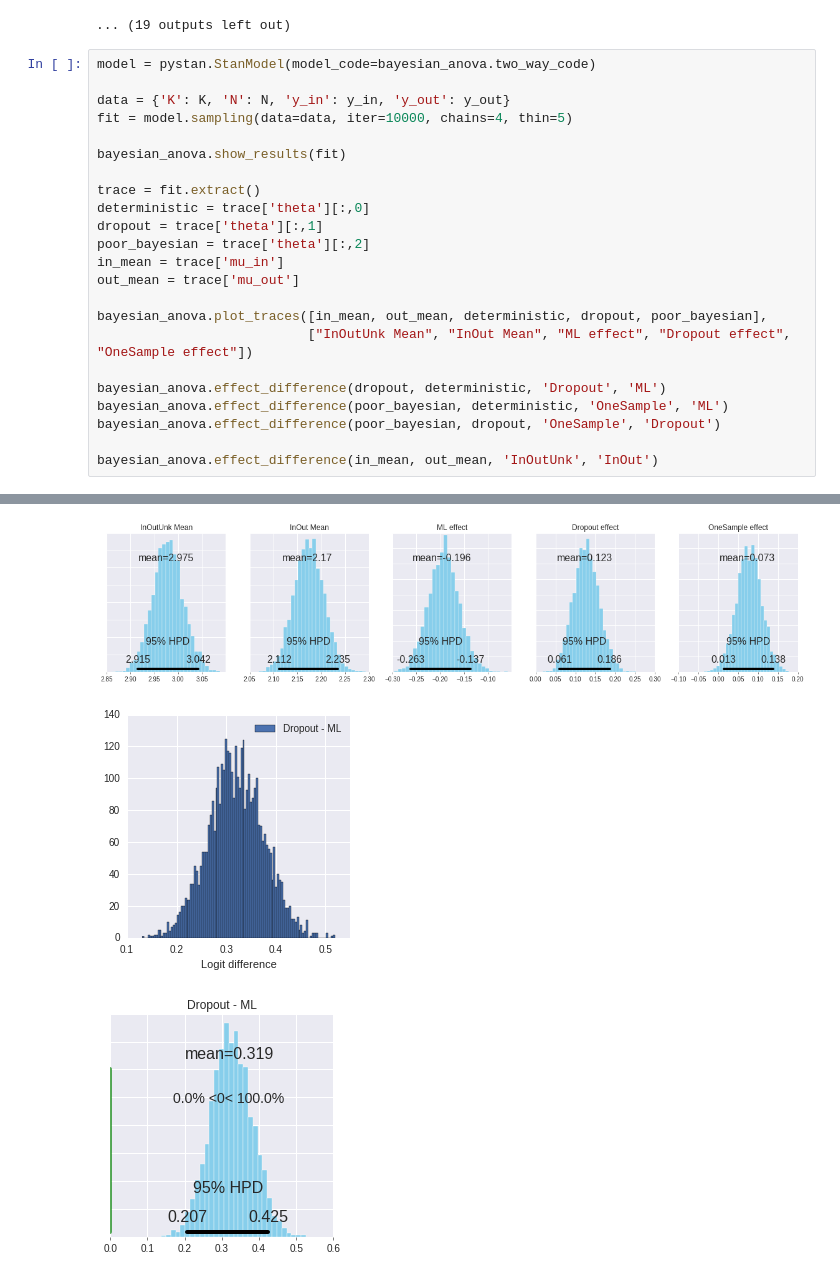
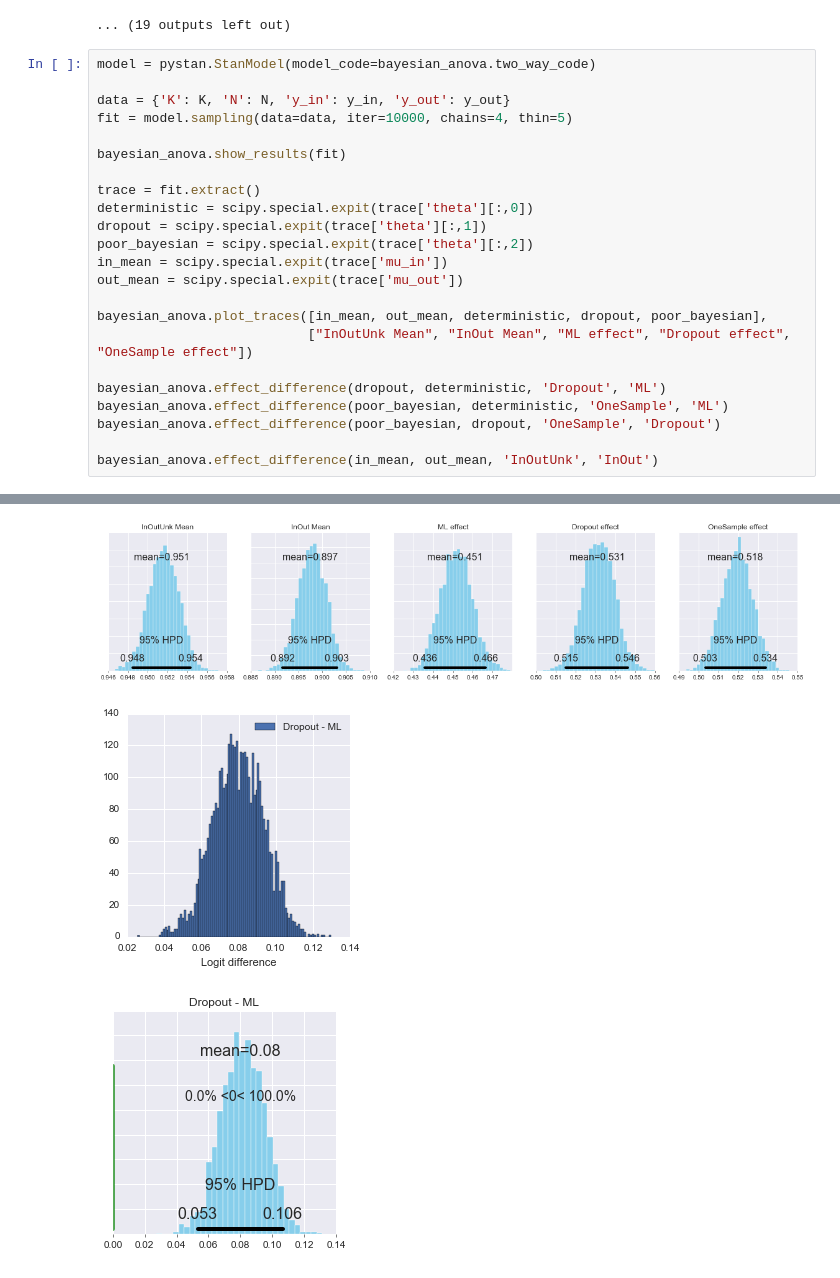
Before and after one commit to ramon-oliveira/deepstats, a Jupyter notebook: mnist_results/join_results_anova.ipynb, the cells around one changed output, grey strips where cells are left out. Drawn from its saved outputs; the diff is of its cells as text.

Commit message:
update dataset plot figures

```diff
--- a/mnist_results/join_results_anova.ipynb
+++ b/mnist_results/join_results_anova.ipynb
@@ -161,11 +161,11 @@ fit = model.sampling(data=data, iter=10000, chains=4, thin=5)
 bayesian_anova.show_results(fit)
 
 trace = fit.extract()
-deterministic = trace['theta'][:,0]
-dropout = trace['theta'][:,1]
-poor_bayesian = trace['theta'][:,2]
-in_mean = trace['mu_in']
-out_mean = trace['mu_out']
+deterministic = scipy.special.expit(trace['theta'][:,0])
+dropout = scipy.special.expit(trace['theta'][:,1])
+poor_bayesian = scipy.special.expit(trace['theta'][:,2])
+in_mean = scipy.special.expit(trace['mu_in'])
+out_mean = scipy.special.expit(trace['mu_out'])
 
 bayesian_anova.plot_traces([in_mean, out_mean, deterministic, dropout, poor_bayesian],
                            ["InOutUnk Mean", "InOut Mean", "ML effect", "Dropout effect", "OneSample effect"])
@@ -213,3 +213,3 @@ convergence, Rhat=1).
-[figure, old version]
+[figure, new version]
-[figure, old version]
+[figure, new version]
-[figure, old version]
+[figure, new version]
```
Also changed, not shown: parts of 1 cell of this notebook, 16 other files.
